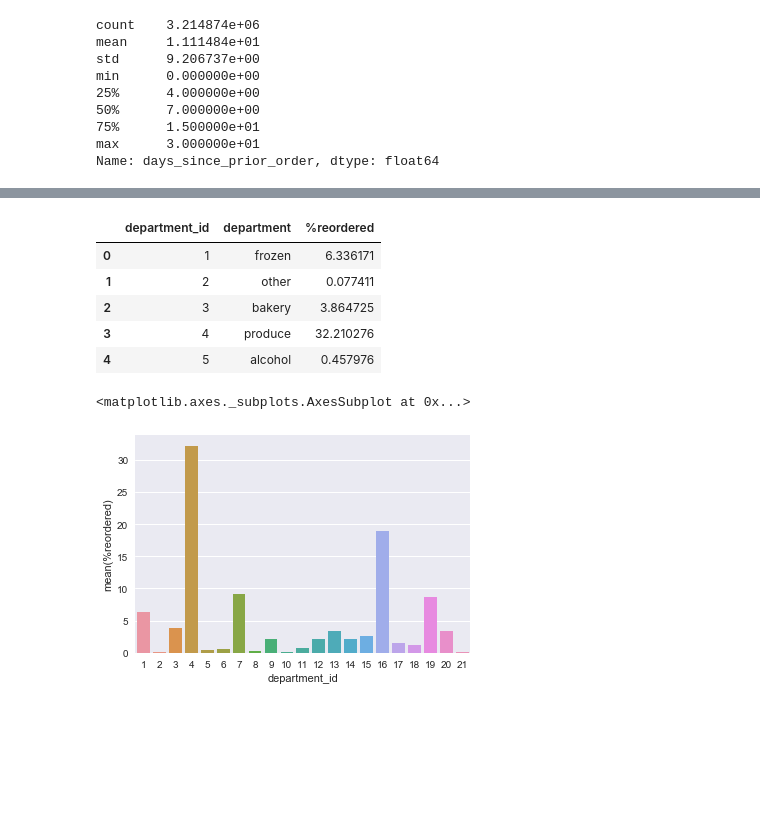
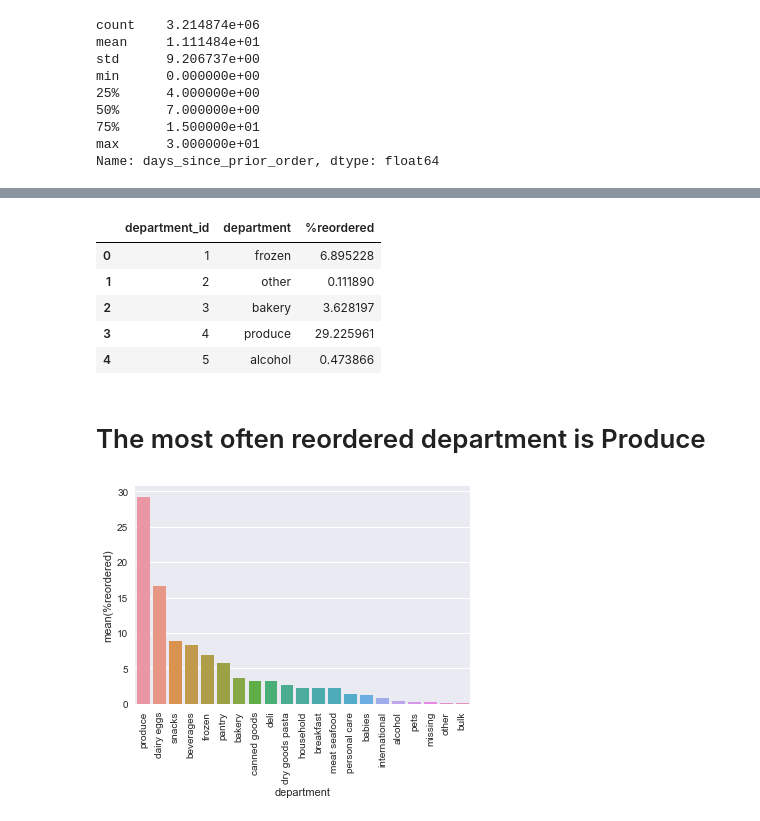
Before and after one commit to andrewcmilne/capstone1_instaCart, a Jupyter notebook: instaCart1.ipynb, the cells around one changed output, grey strips where cells are left out. Saved outputs shown, nothing was run; the diff lists cells and outputs as text; code cells hidden in the pictures; blank space fills up the shorter version.

```diff
--- a/instaCart1.ipynb
+++ b/instaCart1.ipynb
@@ -272,7 +192,7 @@ dfreOrder.head(5)
 #tried to aggregate and then use lambda to create df with department_id and repeat orders as a % of their sum of occurences
 #ideally be able to produce same stats for aisle and product, then plot %reorder vs purchase count
 #as a scatter plot of the aisle/product/department
-dfreOrderSum = dfreOrder.groupby(['department_id']).agg({'reordered':'sum'})
+dfreOrderSum = dfreOrder.groupby(['department_id']).agg({'reordered':'count'})
 dfreOrderPcts = dfreOrderSum.apply(lambda x: 100*x/float(x.sum()))
 dfreOrderPcts = dfreOrderPcts.reset_index()
 dfreOrderPcts=dfreOrderPcts.rename(columns={'reordered':'%reordered'})
@@ -304,14 +216,23 @@ dfDept1 = dfDept.merge(dfreOrderPcts)
 dfDept1.head()
 # %% [output]
 |  | department_id | department | %reordered |
-| 0 | 1 | frozen | 6.336171 |
-| 1 | 2 | other | 0.077411 |
-| 2 | 3 | bakery | 3.864725 |
-| 3 | 4 | produce | 32.210276 |
-| 4 | 5 | alcohol | 0.457976 |
+| 0 | 1 | frozen | 6.895228 |
+| 1 | 2 | other | 0.111890 |
+| 2 | 3 | bakery | 3.628197 |
+| 3 | 4 | produce | 29.225961 |
+| 4 | 5 | alcohol | 0.473866 |
+# %% [markdown]
+# The most often reordered department is Produce
+# %%
+dfDeptList= dfDept1[['department','%reordered']]
+dfDeptList=dfDeptList.sort_values('%reordered',ascending=False)
+dfDeptList = dfDeptList['department']
+
+dfDeptList=dfDeptList.tolist()
 # %%
 #barplot of the %reordered by department...would like to order these by ascending values.
-sns.barplot(x='department_id',y='%reordered',data=dfDept1)
+plot = sns.barplot(x='department',y='%reordered',data=dfDept1,order=dfDeptList)
+for item in plot.get_xticklabels():
+    item.set_rotation(90)
 # %% [output]
-<matplotlib.axes._subplots.AxesSubplot at 0x...>
-[figure, old version]
+[figure, new version]
```
Also changed, not shown: parts of 39 cells of this notebook.
